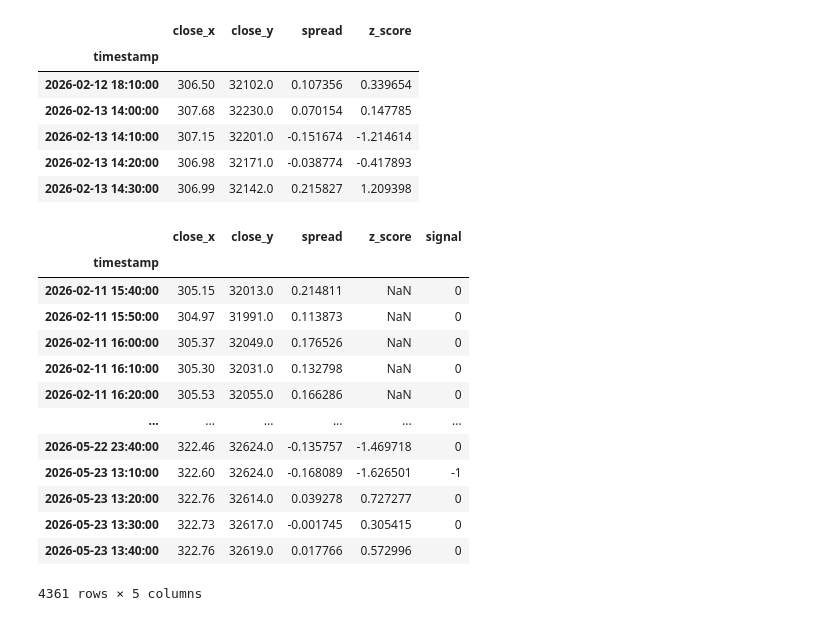
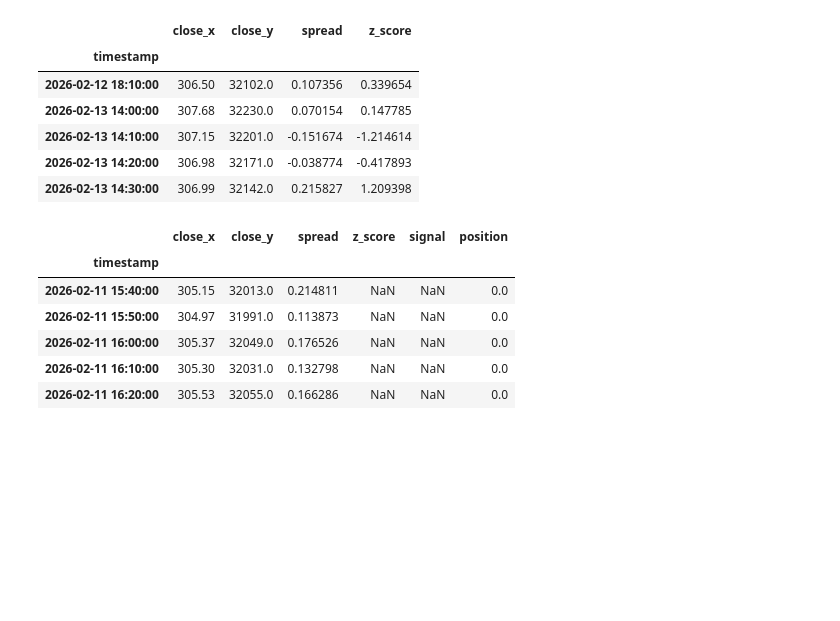
Before and after one commit to SigmaFlowX/Moex-Stat-Arb, a Jupyter notebook: notebooks/spread_graph.ipynb, the cells around one changed output. Saved outputs shown, nothing was run; the diff lists cells and outputs as text; code cells hidden in the pictures; blank space fills up the shorter version.

Commit message:
added position column

```diff
--- a/notebooks/spread_graph.ipynb
+++ b/notebooks/spread_graph.ipynb
@@ -116,25 +116,18 @@ backtest_df.dropna().head()
 # %%
 z_entry = 1.5
 z_exit = 0.5
 
-backtest_df['signal'] = 0
+backtest_df['signal'] = np.nan
 backtest_df.loc[backtest_df['z_score'] > z_entry, 'signal'] = 1
 backtest_df.loc[backtest_df['z_score'] < -z_entry, 'signal'] = -1
 backtest_df.loc[backtest_df['z_score'].abs() < z_exit, 'signal'] = 0
 
-backtest_df
+backtest_df.head()
 # %% [output]
-|  | close_x | close_y | spread | z_score | signal |
-| timestamp |  |  |  |  |  |
-| 2026-02-11 15:40:00 | 305.15 | 32013.0 | 0.214811 | NaN | 0 |
-| 2026-02-11 15:50:00 | 304.97 | 31991.0 | 0.113873 | NaN | 0 |
-| 2026-02-11 16:00:00 | 305.37 | 32049.0 | 0.176526 | NaN | 0 |
-| 2026-02-11 16:10:00 | 305.30 | 32031.0 | 0.132798 | NaN | 0 |
-| 2026-02-11 16:20:00 | 305.53 | 32055.0 | 0.166286 | NaN | 0 |
-| ... | ... | ... | ... | ... | ... |
-| 2026-05-22 23:40:00 | 322.46 | 32624.0 | -0.135757 | -1.469718 | 0 |
-| 2026-05-23 13:10:00 | 322.60 | 32624.0 | -0.168089 | -1.626501 | -1 |
-| 2026-05-23 13:20:00 | 322.76 | 32614.0 | 0.039278 | 0.727277 | 0 |
-| 2026-05-23 13:30:00 | 322.73 | 32617.0 | -0.001745 | 0.305415 | 0 |
-| 2026-05-23 13:40:00 | 322.76 | 32619.0 | 0.017766 | 0.572996 | 0 |
+|  | close_x | close_y | spread | z_score | signal | position |
+| timestamp |  |  |  |  |  |  |
+| 2026-02-11 15:40:00 | 305.15 | 32013.0 | 0.214811 | NaN | NaN | 0.0 |
+| 2026-02-11 15:50:00 | 304.97 | 31991.0 | 0.113873 | NaN | NaN | 0.0 |
+| 2026-02-11 16:00:00 | 305.37 | 32049.0 | 0.176526 | NaN | NaN | 0.0 |
+| 2026-02-11 16:10:00 | 305.30 | 32031.0 | 0.132798 | NaN | NaN | 0.0 |
+| 2026-02-11 16:20:00 | 305.53 | 32055.0 | 0.166286 | NaN | NaN | 0.0 |
-4361 rows × 5 columns
```
Also changed, not shown: parts of 1 cell of this notebook.
